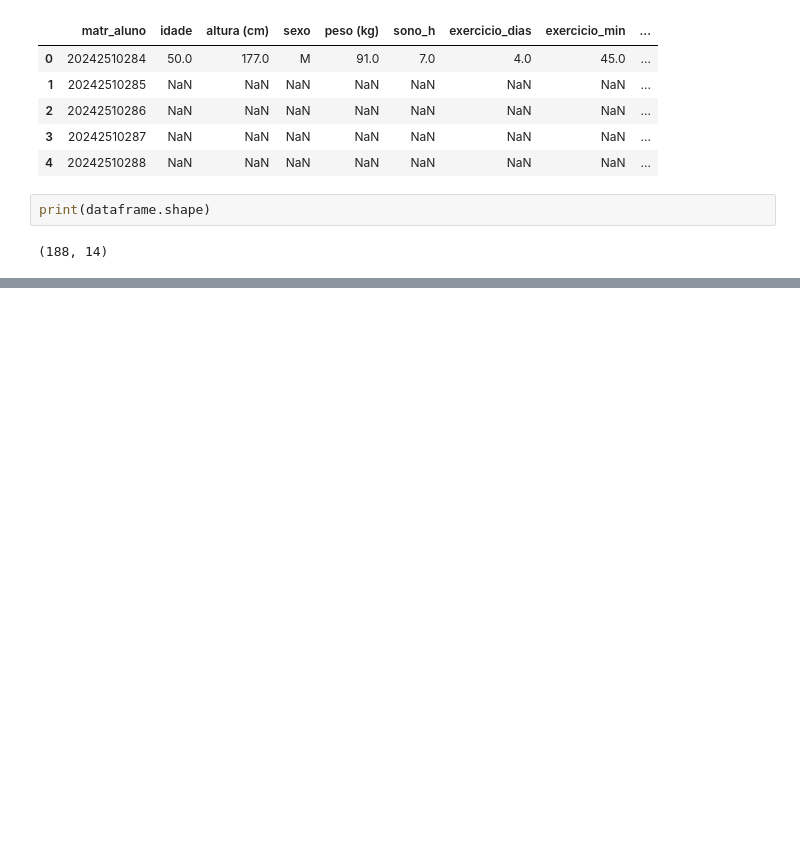
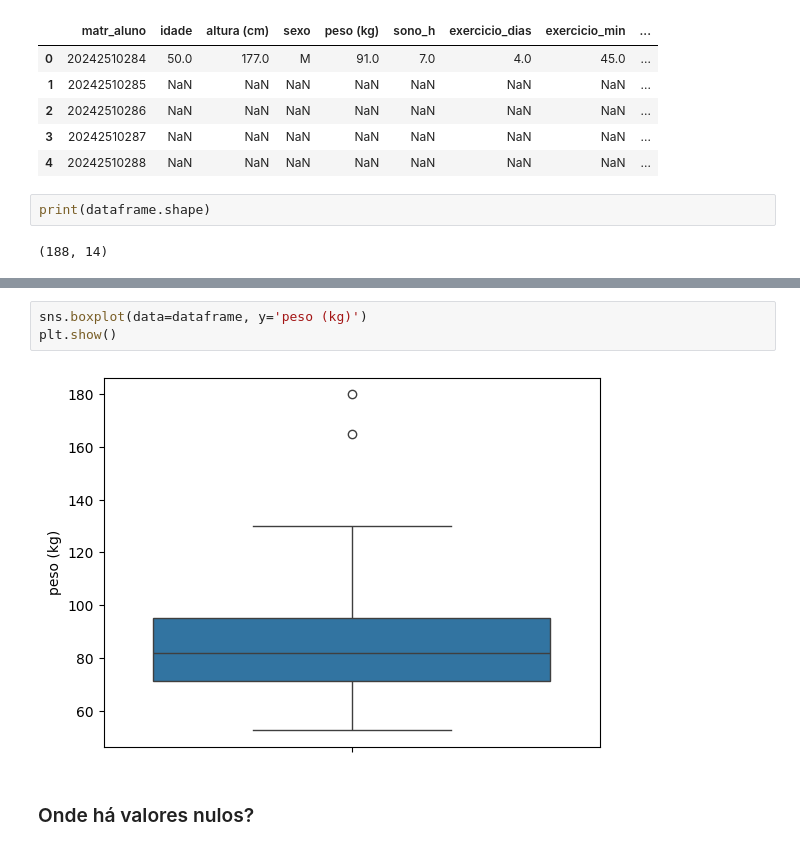
Before and after one commit to GodKelvin/pos-ia-dados-ufes, a Jupyter notebook: Regressão e Séries Temporais/Trab2_Regressao_Multivariada.ipynb, the cells around one changed output, grey strips where cells are left out. Drawn from its saved outputs; the diff is of its cells as text; blank space fills up the shorter version.

```diff
--- a/Regressão e Séries Temporais/Trab2_Regressao_Multivariada.ipynb
+++ b/Regressão e Séries Temporais/Trab2_Regressao_Multivariada.ipynb
@@ -37,0 +41,7 @@ sns.displot(dataframe["peso (kg)"])
+# %%
+sns.boxplot(data=dataframe, y='peso (kg)')
+plt.show()
+# %% [output]
+[figure, added]
+# %% [markdown]
+### Onde há valores nulos?
```
Also changed, not shown: parts of 9 cells of this notebook.
